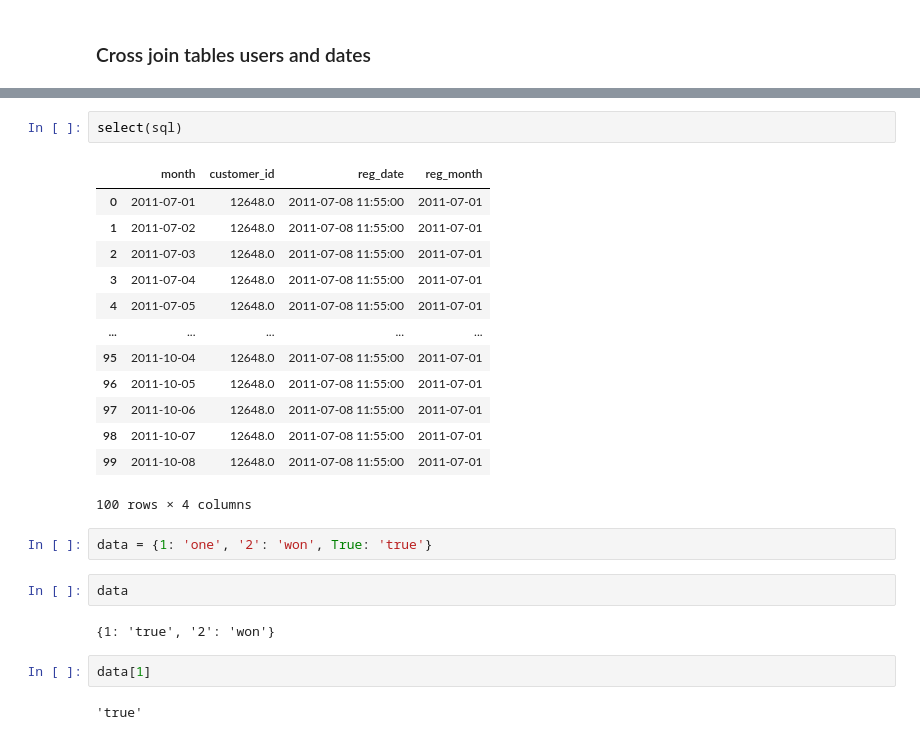
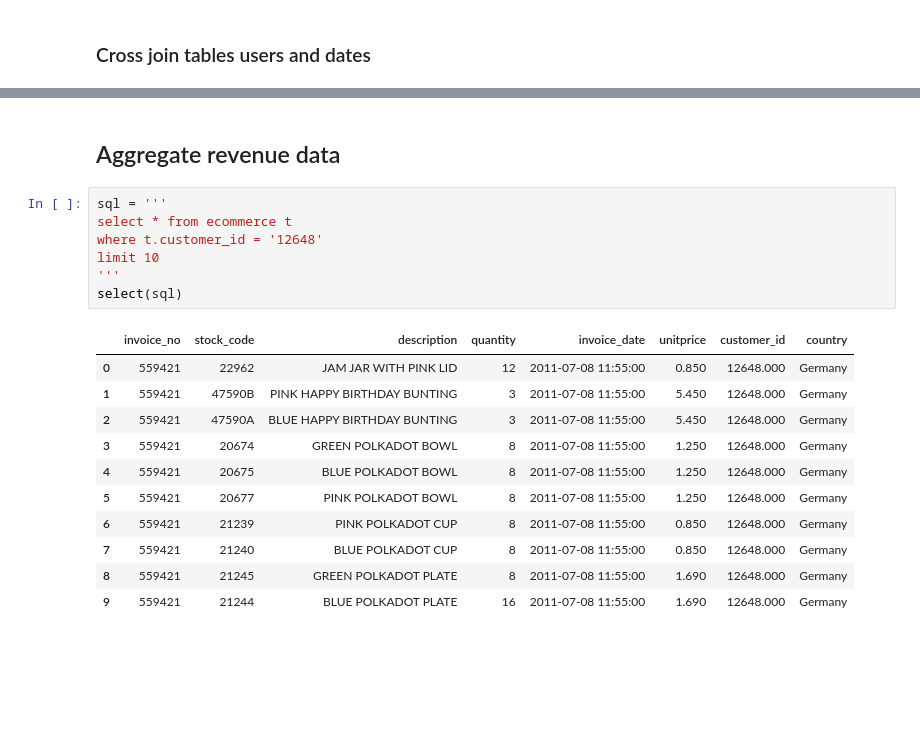
Before and after one commit to suartDS/Creating-analytical-tables-with-pandas-and-sql, a Jupyter notebook: SQL_Creating_analytical_tables.ipynb, the cells around one changed output, grey strips where cells are left out. Saved outputs shown, nothing was run; the diff lists cells and outputs as text; blank space fills up the shorter version.

```diff
--- a/SQL_Creating_analytical_tables.ipynb
+++ b/SQL_Creating_analytical_tables.ipynb
@@ -463,26 +501,21 @@ limit 100
-# %%
-select(sql)
-# %% [output]
-|  | month | customer_id | reg_date | reg_month |
-| 0 | 2011-07-01 | 12648.0 | 2011-07-08 11:55:00 | 2011-07-01 |
-| 1 | 2011-07-02 | 12648.0 | 2011-07-08 11:55:00 | 2011-07-01 |
-| 2 | 2011-07-03 | 12648.0 | 2011-07-08 11:55:00 | 2011-07-01 |
-| 3 | 2011-07-04 | 12648.0 | 2011-07-08 11:55:00 | 2011-07-01 |
-| 4 | 2011-07-05 | 12648.0 | 2011-07-08 11:55:00 | 2011-07-01 |
-| ... | ... | ... | ... | ... |
-| 95 | 2011-10-04 | 12648.0 | 2011-07-08 11:55:00 | 2011-07-01 |
-| 96 | 2011-10-05 | 12648.0 | 2011-07-08 11:55:00 | 2011-07-01 |
-| 97 | 2011-10-06 | 12648.0 | 2011-07-08 11:55:00 | 2011-07-01 |
-| 98 | 2011-10-07 | 12648.0 | 2011-07-08 11:55:00 | 2011-07-01 |
-| 99 | 2011-10-08 | 12648.0 | 2011-07-08 11:55:00 | 2011-07-01 |
-100 rows × 4 columns
-# %%
-data = {1: 'one', '2': 'won', True: 'true'}
-# %%
-data
-# %% [output]
-{1: 'true', '2': 'won'}
-# %%
-data[1]
-# %% [output]
-'true'
+# %% [markdown]
+## Aggregate revenue data
+# %%
+sql = '''
+select * from ecommerce t
+where t.customer_id = '12648'
+limit 10
+'''
+select(sql)
+# %% [output]
+|  | invoice_no | stock_code | description | quantity | invoice_date | unitprice | customer_id | country |
+| 0 | 559421 | 22962 | JAM JAR WITH PINK LID | 12 | 2011-07-08 11:55:00 | 0.850 | 12648.000 | Germany |
+| 1 | 559421 | 47590B | PINK HAPPY BIRTHDAY BUNTING | 3 | 2011-07-08 11:55:00 | 5.450 | 12648.000 | Germany |
+| 2 | 559421 | 47590A | BLUE HAPPY BIRTHDAY BUNTING | 3 | 2011-07-08 11:55:00 | 5.450 | 12648.000 | Germany |
+| 3 | 559421 | 20674 | GREEN POLKADOT BOWL | 8 | 2011-07-08 11:55:00 | 1.250 | 12648.000 | Germany |
+| 4 | 559421 | 20675 | BLUE POLKADOT BOWL | 8 | 2011-07-08 11:55:00 | 1.250 | 12648.000 | Germany |
+| 5 | 559421 | 20677 | PINK POLKADOT BOWL | 8 | 2011-07-08 11:55:00 | 1.250 | 12648.000 | Germany |
+| 6 | 559421 | 21239 | PINK POLKADOT CUP | 8 | 2011-07-08 11:55:00 | 0.850 | 12648.000 | Germany |
+| 7 | 559421 | 21240 | BLUE POLKADOT CUP | 8 | 2011-07-08 11:55:00 | 0.850 | 12648.000 | Germany |
+| 8 | 559421 | 21245 | GREEN POLKADOT PLATE | 8 | 2011-07-08 11:55:00 | 1.690 | 12648.000 | Germany |
+| 9 | 559421 | 21244 | BLUE POLKADOT PLATE | 16 | 2011-07-08 11:55:00 | 1.690 | 12648.000 | Germany |
```
Also changed, not shown: parts of 55 cells of this notebook, 1 other file.
